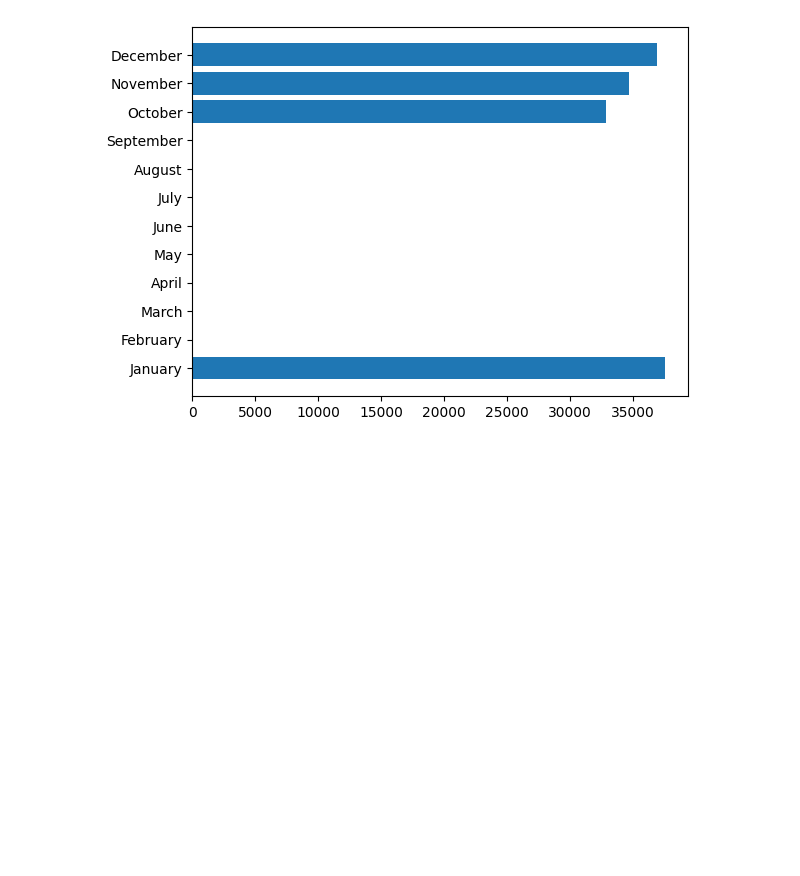
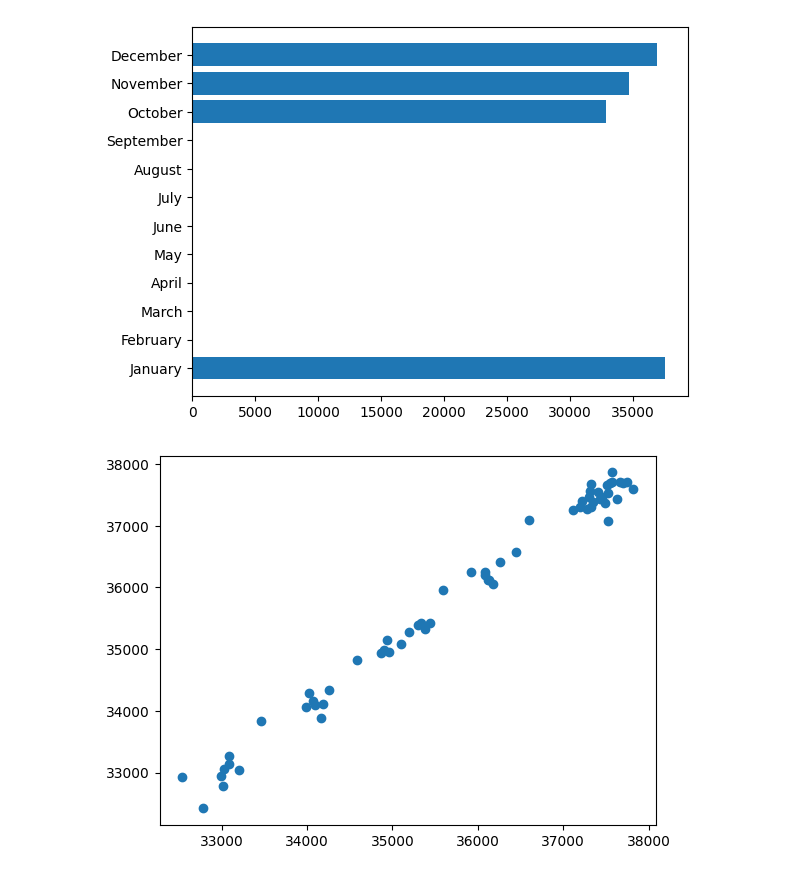
Before and after one commit to Pankaj-Str/Complete-Python-Mastery, a Jupyter notebook: Matplotlib-Python/CaseStudy_WSJ_market-data/HistoricalPrices.ipynb, the cells around one changed output. Drawn from its saved outputs; the diff is of its cells as text; code cells hidden in the pictures; blank space fills up the shorter version.

```diff
--- a/Matplotlib-Python/CaseStudy_WSJ_market-data/HistoricalPrices.ipynb
+++ b/Matplotlib-Python/CaseStudy_WSJ_market-data/HistoricalPrices.ipynb
@@ -71,3 +71,8 @@ plt.barh(monthly['Month'], width = monthly['Close'])
 plt.show()
 # %% [output]
 [figure]
+# %%
+plt.scatter(data['Open'], data['Close'])
+plt.show()
+# %% [output]
+[figure, added]
```
Also changed, not shown: parts of 6 cells of this notebook.
